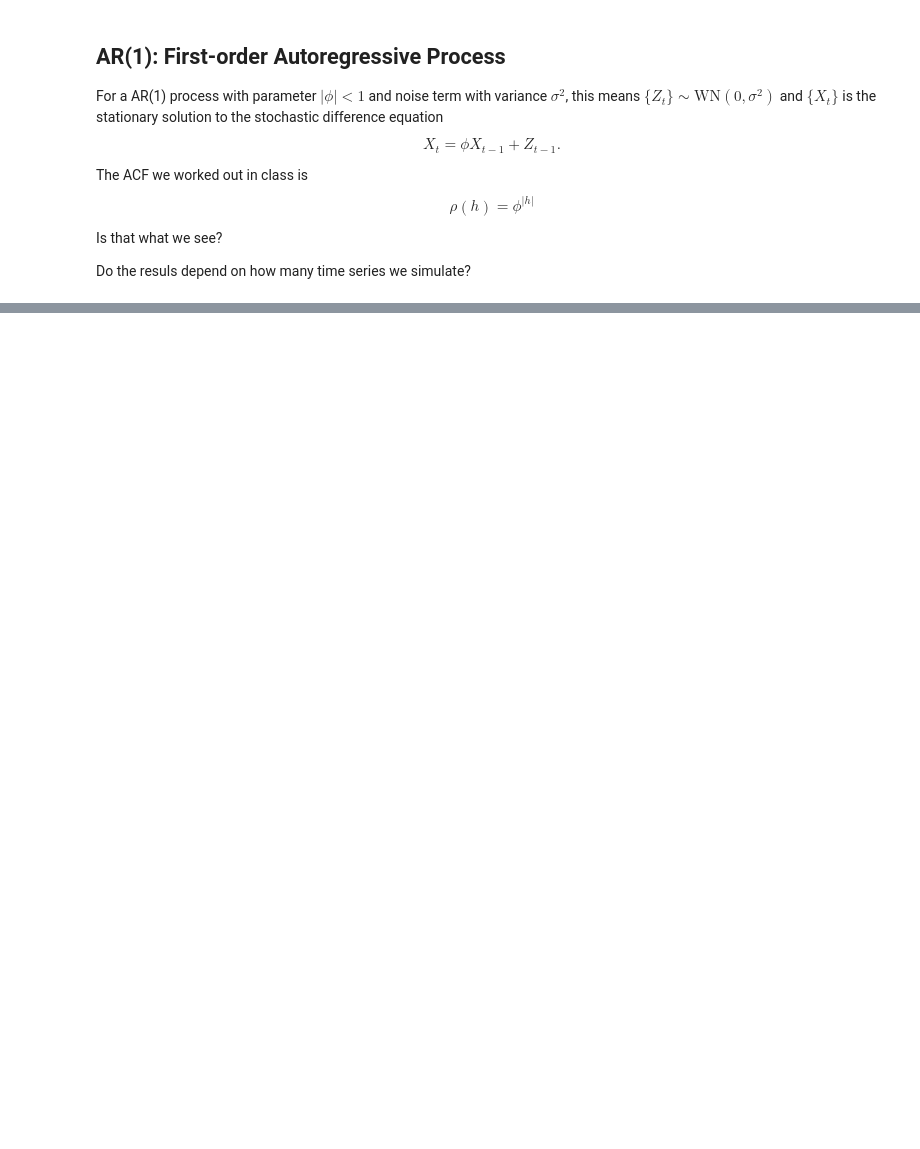
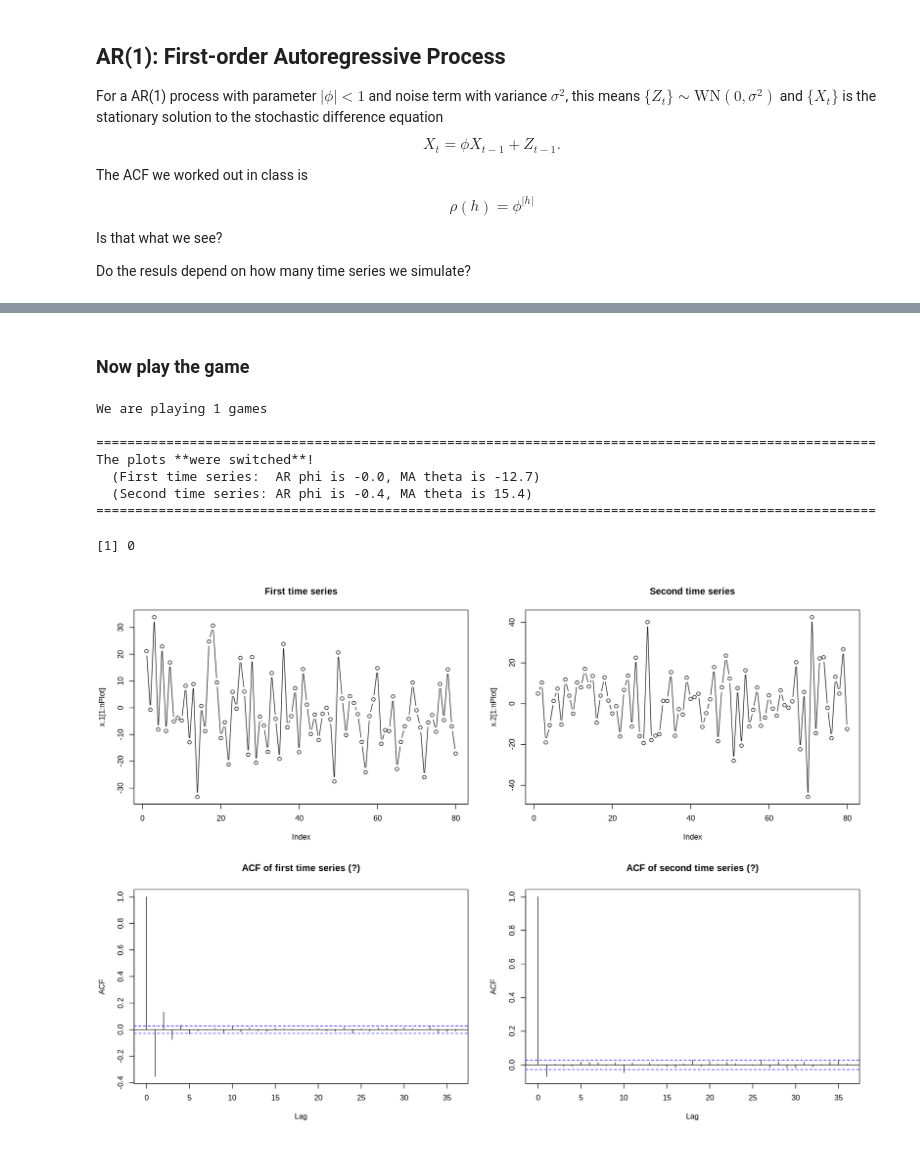
Before and after one commit to stephenbeckr/time-series-class, a Jupyter notebook: Code/FirstLookAt_AR_and_MA.ipynb, the cells around one changed output, grey strips where cells are left out. Drawn from its saved outputs; the diff is of its cells as text; code cells hidden in the pictures; blank space fills up the shorter version.

```diff
--- a/Code/FirstLookAt_AR_and_MA.ipynb
+++ b/Code/FirstLookAt_AR_and_MA.ipynb
@@ -167,0 +167,14 @@ The plots were not switched
+# %% [markdown]
+### Now play the game
+# %%
+playGame(numGames = 1, warmup=TRUE )
+# %% [output]
+We are playing 1 games
+
+====================================================================================================
+The plots **were switched**!
+  (First time series:  AR phi is -0.0, MA theta is -12.7)
+  (Second time series: AR phi is -0.4, MA theta is 15.4)
+====================================================================================================
+[1] 0
+[figure, added]
```
Also changed, not shown: parts of 10 cells of this notebook.
